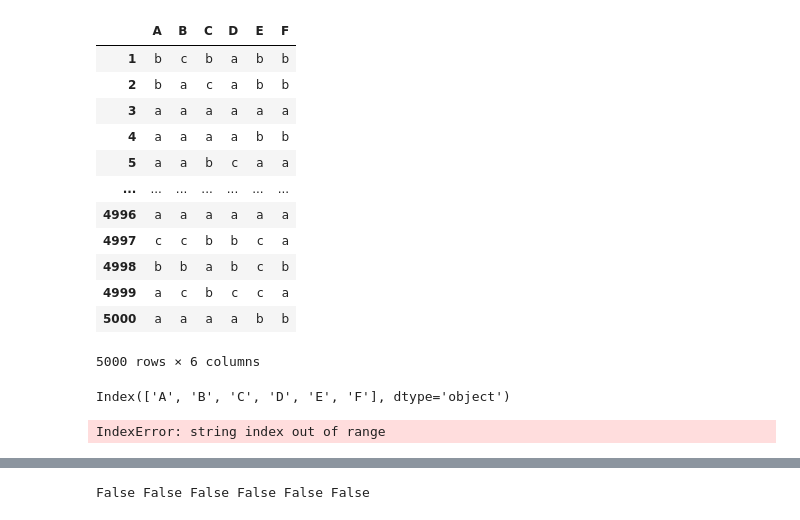
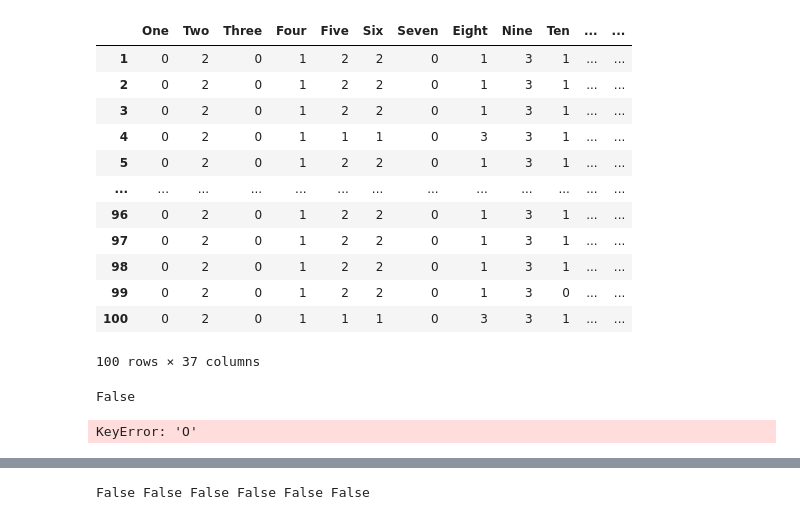
Before and after one commit to Elicit3495/ML_FYP, a Jupyter notebook: Untitled1.ipynb, the cells around one changed output, grey strips where cells are left out. Cells and saved outputs as stored; diff of their text form; code cells hidden in the pictures.

```diff
--- a/Untitled1.ipynb
+++ b/Untitled1.ipynb
@@ -22,22 +20,18 @@ def gaussian_reader(csv_file):
 # %%
-df = csv_format_discrete('discrete.dat')
+df = csv_format_discrete('alarm_100.dat')
 dataframe = df
 df
 # %% [output]
-|  | A | B | C | D | E | F |
-| 1 | b | c | b | a | b | b |
-| 2 | b | a | c | a | b | b |
-| 3 | a | a | a | a | a | a |
-| 4 | a | a | a | a | b | b |
-| 5 | a | a | b | c | a | a |
-| ... | ... | ... | ... | ... | ... | ... |
-| 4996 | a | a | a | a | a | a |
-| 4997 | c | c | b | b | c | a |
-| 4998 | b | b | a | b | c | b |
-| 4999 | a | c | b | c | c | a |
-| 5000 | a | a | a | a | b | b |
+|  | One | Two | Three | Four | Five | Six | Seven | Eight | Nine | Ten | ... | ... |
+| 1 | 0 | 2 | 0 | 1 | 2 | 2 | 0 | 1 | 3 | 1 | ... | ... |
+| 2 | 0 | 2 | 0 | 1 | 2 | 2 | 0 | 1 | 3 | 1 | ... | ... |
+| 3 | 0 | 2 | 0 | 1 | 2 | 2 | 0 | 1 | 3 | 1 | ... | ... |
+| 4 | 0 | 2 | 0 | 1 | 1 | 1 | 0 | 3 | 3 | 1 | ... | ... |
+| 5 | 0 | 2 | 0 | 1 | 2 | 2 | 0 | 1 | 3 | 1 | ... | ... |
+| ... | ... | ... | ... | ... | ... | ... | ... | ... | ... | ... | ... | ... |
+| 96 | 0 | 2 | 0 | 1 | 2 | 2 | 0 | 1 | 3 | 1 | ... | ... |
+| 97 | 0 | 2 | 0 | 1 | 2 | 2 | 0 | 1 | 3 | 1 | ... | ... |
+| 98 | 0 | 2 | 0 | 1 | 2 | 2 | 0 | 1 | 3 | 1 | ... | ... |
+| 99 | 0 | 2 | 0 | 1 | 2 | 2 | 0 | 1 | 3 | 0 | ... | ... |
+| 100 | 0 | 2 | 0 | 1 | 1 | 1 | 0 | 3 | 3 | 1 | ... | ... |
-5000 rows × 6 columns
+100 rows × 37 columns
-# %%
-print(df.keys())
-# %% [output]
-Index(['A', 'B', 'C', 'D', 'E', 'F'], dtype='object')
@@ -48,4 +38,13 @@ def chi_square_CI(df):
-# %%
-chi_square_CI(df)
-# %% [output]
-IndexError: string index out of range
+# %%
+v = list(df)
+v[0]
+chi_square(X='One', Y='TwentyNine', Z=[], data=df, boolean=True, significance_level=0.95)
+# chi_square(X=v[0], Y=v[1], Z=[], data=df, boolean=True, significance_level=0.95)
+# %% [output]
+False
+# %%
+for i in range(10):
+    for v in list(df):
+        print(chi_square(X=v[i], Y=v[i+1], Z=[], data=df, boolean=True, significance_level=0.95))
+# %% [output]
+KeyError: 'O'
```
Also changed, not shown: parts of 10 cells of this notebook.
